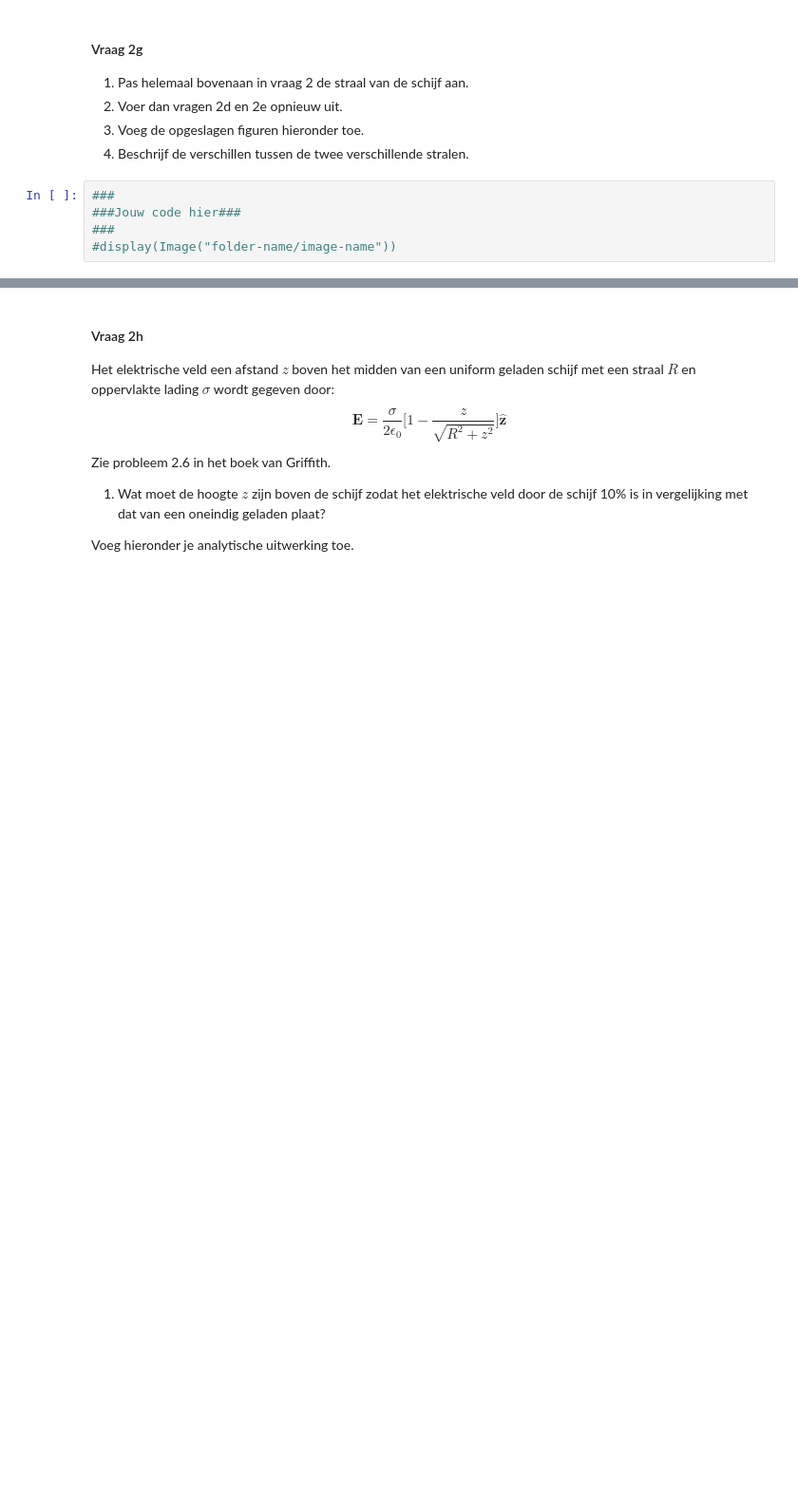
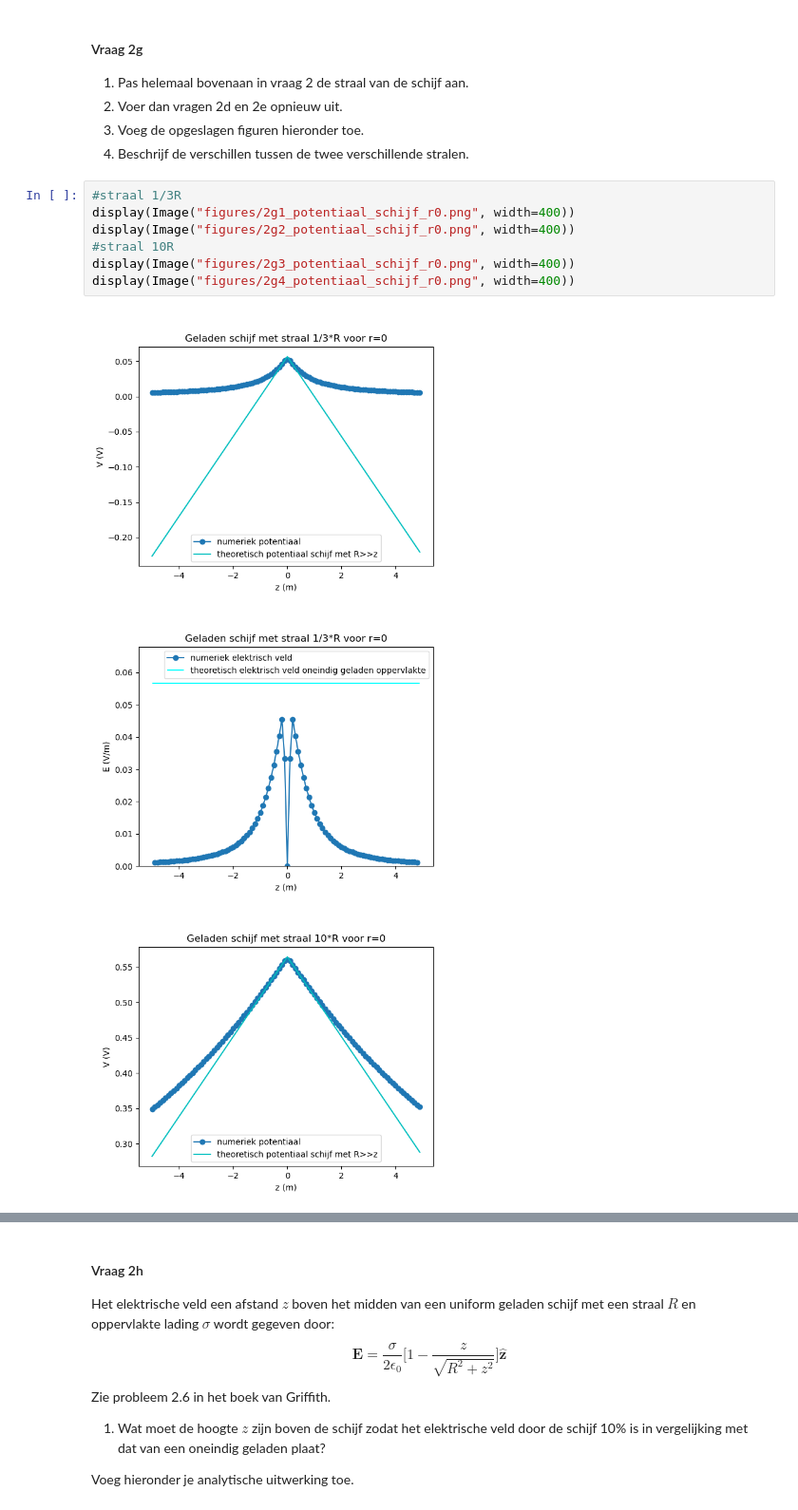
Before and after one commit to AnnetMoeleker/opdrachten-DEF-D, a Jupyter notebook: DigitaleOntwerpopdrachten/1CondensatorOpdracht/CondensatorOntwerpopdracht.ipynb, the cells around one changed output, grey strips where cells are left out. Shown at 95% size. Drawn from its saved outputs; the diff is of its cells as text; blank space fills up the shorter version.

```diff
--- a/DigitaleOntwerpopdrachten/1CondensatorOpdracht/CondensatorOntwerpopdracht.ipynb
+++ b/DigitaleOntwerpopdrachten/1CondensatorOpdracht/CondensatorOntwerpopdracht.ipynb
@@ -306,7 +336,13 @@ Het theoretische elektrische veld van een oneindig geladen oppervlakte is $|E| =
 3. Voeg de opgeslagen figuren hieronder toe.
 4. Beschrijf de verschillen tussen de twee verschillende stralen.
 # %%
-###
-###Jouw code hier###
-###
-#display(Image("folder-name/image-name"))
+#straal 1/3R
+display(Image("figures/2g1_potentiaal_schijf_r0.png", width=400))
+display(Image("figures/2g2_potentiaal_schijf_r0.png", width=400))
+#straal 10R
+display(Image("figures/2g3_potentiaal_schijf_r0.png", width=400))
+display(Image("figures/2g4_potentiaal_schijf_r0.png", width=400))
+# %% [output]
+[figure, added]
+[figure, added]
+[figure, added]
```
Also changed, not shown: parts of 6 cells of this notebook, 6 other files.
